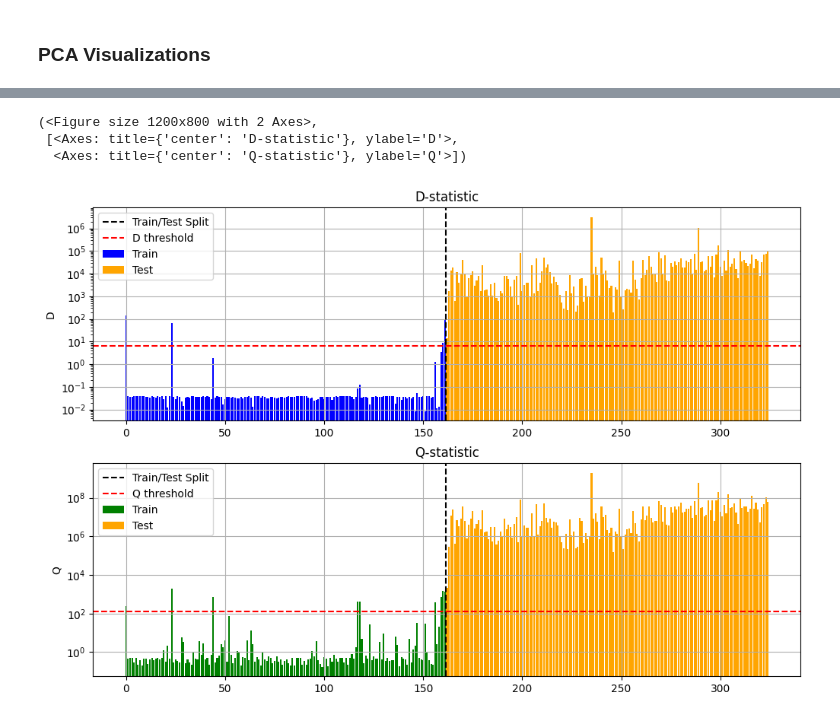
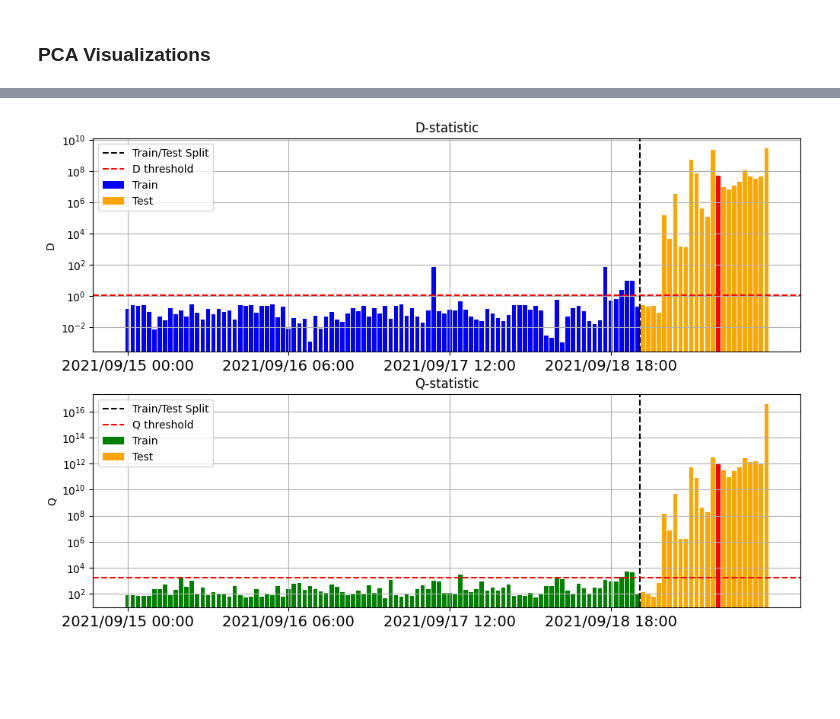
Before and after one commit to CoDaSLab/MSPC-Seismic, a Jupyter notebook: exploration/IGARSS.ipynb, the cells around one changed output, grey strips where cells are left out. Cells and saved outputs as stored; diff of their text form; code cells hidden in the pictures; blank space fills up the shorter version.

```diff
--- a/exploration/IGARSS.ipynb
+++ b/exploration/IGARSS.ipynb
@@ -39,7 +43,7 @@ sensors_lp = sensors[
 # %%
 from datetime import datetime, timedelta
-starttime = datetime(2021, 9, 14)
-endtime = datetime(2021, 9, 26)
+starttime = datetime(2021, 9, 15)
+endtime = datetime(2021, 9, 20)
 data_path = "/SCRATCH/TIC270/gsus/data/involcan/mseed/"
 channels = ["HHE", "HHN", "HHZ"]
 sensors = eruption_sensors
@@ -49,10 +56,16 @@ sensors = eruption_sensors
 ### Analyze the data
 # %%
 import obspy
-sensor_id = 2
-print(f"Reading 2021 data for sensor {eruption_sensors[sensor_id]}...")
-st = obspy.read(f"{data_path}/C7.{eruption_sensors[sensor_id]}.*.2021.*")
-st.merge()
-st.plot();
+from obspy.core import UTCDateTime
+
+ST = []
+sensor_ids = [2,3,4,5,6,7,]
+for sensor_id in sensor_ids:
+    print(f"Reading 2021 data for sensor {eruption_sensors[sensor_id]}...")
+    st = obspy.read(f"{data_path}/C7.{eruption_sensors[sensor_id]}.*.2021.*",
+                    starttime=UTCDateTime(starttime), endtime=UTCDateTime(endtime))
+    st.merge()
+    st.plot();
+    ST.append(st)
 # %% [output]
 Reading 2021 data for sensor PPMA...
@@ -104,7 +141,9 @@ ax.legend()
 # %% [markdown]
 ### PCA Visualizations
+# %%
+# Data fusion
+data = np.vstack(Sxxs).T
 # %%
 import mspc_pca.plot
-data = Sxx.T
-mspc_pca.plot.var_pca(data, 10)
+mspc_pca.plot.var_pca(data, 10);
 # %% [output]
@@ -128,12 +158,20 @@ rows = data.shape[0]
 # %%
 import mspc_pca.mspc
-D_train, Q_train, D_test, Q_test, threshold_D, threshold_Q = mspc_pca.mspc.DQ_tt(data[:rows//2], data[rows//2:], 2)
 
-mspc_pca.mspc.plot_DQ_tt(D_train, Q_train, D_test, Q_test, threshold_D, threshold_Q,
-                alpha=None, type_q='Jackson', logscale=True, event_index=None,
+day_id = np.argmin(np.abs(timeUTC - np.datetime64(datetime(2021, 9, 19), 'm')))
+
+D_train, Q_train, D_test, Q_test, threshold_D, threshold_Q = mspc_pca.mspc.DQ_tt(data[:day_id], data[day_id:], 2, percentile_threshold=True, alpha=0.05)
+
+fig, ax = mspc_pca.mspc.plot_DQ_tt(D_train, Q_train, D_test, Q_test, threshold_D, threshold_Q,
+                                   logscale=True, event_index=[eruption_idx],
                 labels=None, plot_train=True, opacity=None, ax=None)
+
+skip:int = len(timeUTC)//4
+locs = np.arange(0, len(timeUTC))[0::skip]
+timeUTC_label = timeUTC[0::skip]
+date_formatter = mdates.DateFormatter('%Y/%m/%d %H:%M')
+formatted_labels = [date_formatter(mdates.date2num(t)) for t in timeUTC_label]
+ax[0].set_xticks(locs[:], labels=formatted_labels[:],fontsize=14);
+ax[1].set_xticks(locs[:], labels=formatted_labels[:],fontsize=14);
 # %% [output]
-(<Figure size 1200x800 with 2 Axes>,
- [<Axes: title={'center': 'D-statistic'}, ylabel='D'>,
-  <Axes: title={'center': 'Q-statistic'}, ylabel='Q'>])
-[figure, old version]
+[figure, new version]
```
Also changed, not shown: parts of 8 cells of this notebook.
